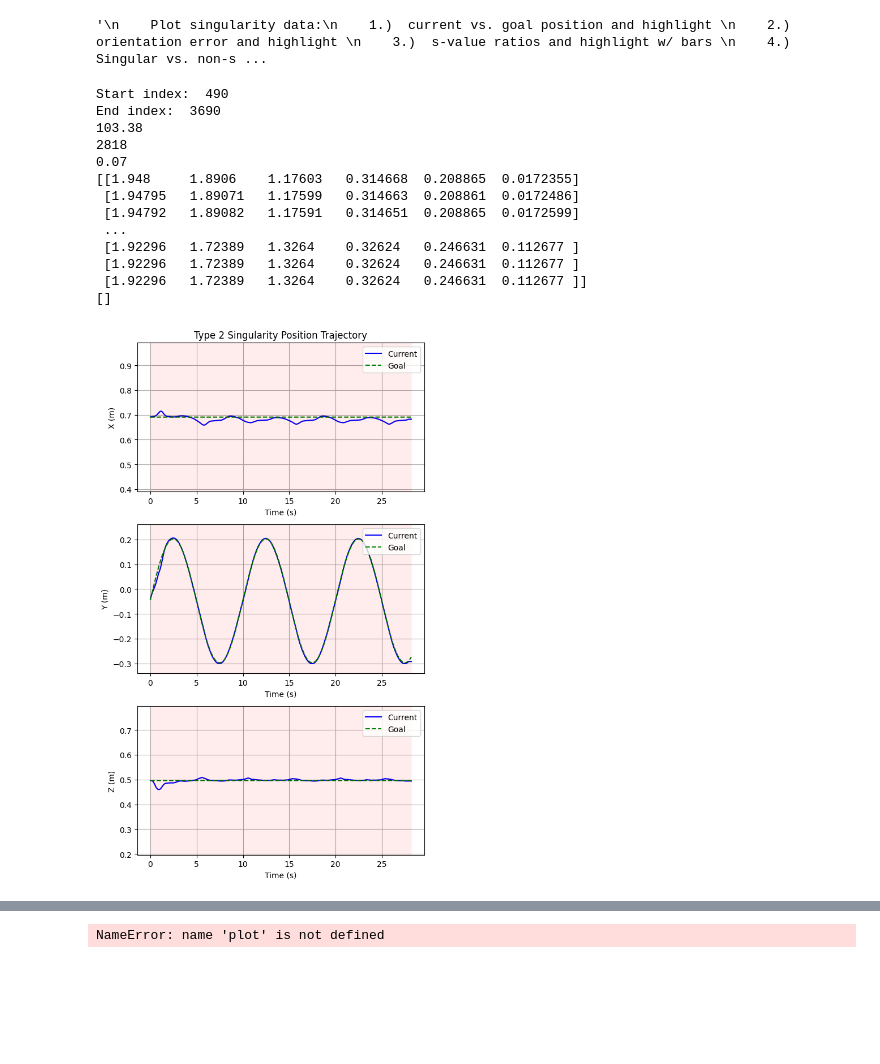
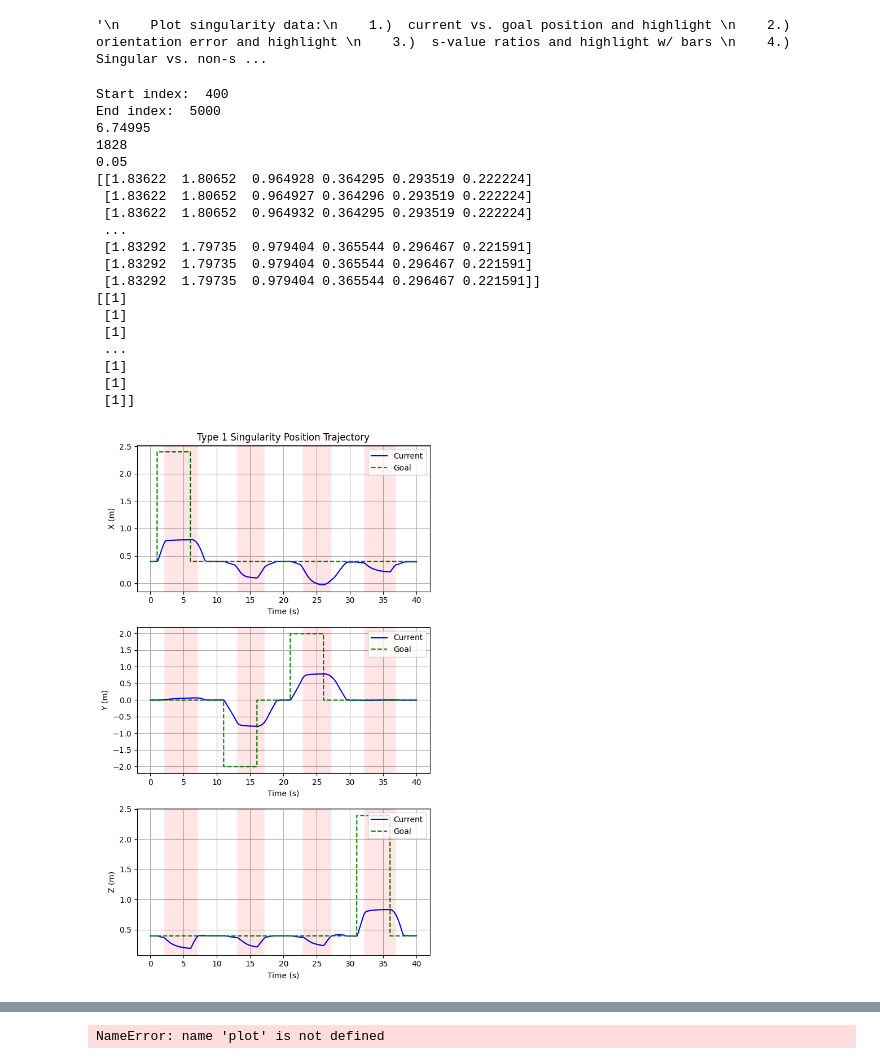
Before and after one commit to manips-sai-org/sai-primitives, a Jupyter notebook: examples/18-panda_singularity/plot_data.ipynb, the cells around one changed output, grey strips where cells are left out. Cells and saved outputs as stored; diff of their text form; code cells hidden in the pictures; blank space fills up the shorter version.

```diff
--- a/examples/18-panda_singularity/plot_data.ipynb
+++ b/examples/18-panda_singularity/plot_data.ipynb
@@ -39,35 +39,39 @@ please provide us feedback at https://github.com/pandas-dev/pandas/issues/54466
 # TYPE_1_OPT = True
 # TYPE_2_OVERHEAD_OPT = False
 # TYPE_2_WRIST_OPT = False
-PLOT_OPT = [0, 1, 0]
+PLOT_OPT = [1, 0, 0]
 YLABELS = ["X (m)", "Y (m)", "Z (m)"]
 ORI_YLABELS = ["X (rad)", "Y (rad)", "Z (rad)"]
 LABELS = ["Type 1 Singularity", "Type 2 Singularity", "Type 2 Overhead Singularity"]
 # START_INDICES = [1500 + 169, 3328, 469]
 START_INDICES = [400, 490, 0]
 # END_INDICES = [-1, 3328 + 3000, -1]
-END_INDICES = [400 + 4000, 490 + 3200, -1]
+END_INDICES = [400 + 4600, 490 + 3200, -1]
 
 # csv_file = '../../build/examples/18-panda_singularity/type_1.csv'
 # csv_file = './data/03-31/revised-bounds/type_1 copy.csv'
 # csv_file = './data/03-31/revised-bounds/type_2_wrist.csv'
 # csv_file = './data/03-26/type_2_overhead.csv'
-csv_file = '../../build/examples/18-panda_singularity/type_1.csv'
+# csv_file = '../../build/examples/18-panda_singularity/type_1.csv'
 # csv_file = '../../build/examples/18-panda_singularity/type_2_wrist.csv'
 # csv_file = './data/04-08/type_2_wrist_pos.csv'
 # csv_file = './data/04-04/type_2_wrist_with_vel.csv'
 # csv_file = '../../build/examples/18-panda_singularity/type_2_wrist.csv'
 # csv_file = '../../build/examples/18-panda_singularity/type_1.csv'
-# csv_file = './data/12-30/type_1.csv'
+# csv_file = './data/01-29/type_1.csv'
+csv_file = './data/01-29/type_2.csv'
 # csv_file = './data/12-30/type_2_wrist.csv'
 # csv_file = './data/01-07/type_2_wrist.csv'
+# csv_file = './data/01-28/type_1_revised.csv'
+# csv_file = './data/01-28/type_2_wrist_revised.csv'
 joint_index = 0
-exp_index = 1
+exp_index = 0
 # %%
 # s values
 # combined_s_values = [7e-3, 7e-2]
-combined_s_values = [2e-2, 7e-2]
-linear_s_values = [3e-2, 3e-1]
+# combined_s_values = [2e-2, 7e-2]
+# linear_s_values = [3e-2, 3e-1]
+combined_s_values = [5e-2, 5e-2]
 # %%
 # Load CSV file
 # def plot(csv_file, joint_index, exp_index):
@@ -92,10 +96,17 @@ non_singular_task_torques_columns = [col for col in df.columns if 'non_singular_
 joint_strategy_torques_columns = [col for col in df.columns if 'singular_joint_space_torques' in col]
 # nonhandling_torque_columns = [col for col in df.columns if 'nonhandling' in col]
 nonhandling_torque_columns = [col for col in df.columns if 'unmodified' in col]
+evalue_columns = [col for col in df.columns if 'evalues' in col]
 
 # Indices
 print('Start index: ', START_INDICES[exp_index])
 print('End index: ', END_INDICES[exp_index])
+
+# # Remove zero-values in eigenvectors
+# eigen_vec = (df[alpha_columns][START_INDICES[exp_index]:END_INDICES[exp_index]]).to_numpy()
+# for i in range(np.shape(eigen_vec)[0]):
+#     if (eigen_vec[i] == 0):
+#         eigen_vec[i] = 100
 
 # Fill in alpha holes
 alpha_vec = (df[alpha_columns][START_INDICES[exp_index]:END_INDICES[exp_index]]).to_numpy()
@@ -105,8 +116,10 @@ alpha_vec = (df[alpha_columns][START_INDICES[exp_index]:END_INDICES[exp_index]])
 
 s_vec = (df[svalue_columns][START_INDICES[exp_index]:END_INDICES[exp_index]]).to_numpy()
 
-svalue_ratios = np.abs(df[svalue_columns][START_INDICES[exp_index]:END_INDICES[exp_index]].to_numpy(dtype=np.float64))
-normalized_matrix = svalue_ratios / svalue_ratios.max(axis=1, keepdims=True)
+svalue_ratios = np.abs(df[evalue_columns][START_INDICES[exp_index]:END_INDICES[exp_index]].to_numpy(dtype=np.float64))
+# svalue_ratios = np.abs(df[svalue_columns][START_INDICES[exp_index]:END_INDICES[exp_index]].to_numpy(dtype=np.float64))
+# normalized_matrix = svalue_ratios / svalue_ratios.max(axis=1, keepdims=True)
+normalized_matrix = svalue_ratios
 
 # Get indices for when alpha != 1
 s_indices = np.where(normalized_matrix[:, -1] < combined_s_values[1])[0] + START_INDICES[exp_index]
@@ -122,19 +135,25 @@ print(combined_s_values[1])
 print(s_vec)
 print(alpha_vec)
 # %% [output]
-Start index:  490
-End index:  3690
-103.38
-2818
-0.07
-[[1.948     1.8906    1.17603   0.314668  0.208865  0.0172355]
- [1.94795   1.89071   1.17599   0.314663  0.208861  0.0172486]
- [1.94792   1.89082   1.17591   0.314651  0.208865  0.0172599]
+Start index:  400
+End index:  5000
+6.74995
+1828
+0.05
+[[1.83622  1.80652  0.964928 0.364295 0.293519 0.222224]
+ [1.83622  1.80652  0.964927 0.364296 0.293519 0.222224]
+ [1.83622  1.80652  0.964932 0.364295 0.293519 0.222224]
  ...
- [1.92296   1.72389   1.3264    0.32624   0.246631  0.112677 ]
- [1.92296   1.72389   1.3264    0.32624   0.246631  0.112677 ]
- [1.92296   1.72389   1.3264    0.32624   0.246631  0.112677 ]]
-[]
+ [1.83292  1.79735  0.979404 0.365544 0.296467 0.221591]
+ [1.83292  1.79735  0.979404 0.365544 0.296467 0.221591]
+ [1.83292  1.79735  0.979404 0.365544 0.296467 0.221591]]
+[[1]
+ [1]
+ [1]
+ ...
+ [1]
+ [1]
+ [1]]
 # %%
 """
     Plot data
@@ -164,43 +183,43 @@ for i in range(3):
 
     # Use range for equal spacing
     goal_val = np.mean(df[goal_pos_columns[i]][START_INDICES[exp_index]:END_INDICES[exp_index]])
-    if i == 0:
-        axes[i].set_ylim([goal_val - 0.3, goal_val + 0.3])
-    elif i == 1:
-        axes[i].set_ylim([goal_val - 0.3, goal_val + 0.3])
-    elif i == 2:
-        axes[i].set_ylim([goal_val - 0.3, goal_val + 0.3])
+    # if i == 0:
+    #     axes[i].set_ylim([goal_val - 0.3, goal_val + 0.3])
+    # elif i == 1:
+    #     axes[i].set_ylim([goal_val - 0.3, goal_val + 0.3])
+    # elif i == 2:
+    #     axes[i].set_ylim([goal_val - 0.3, goal_val + 0.3])
 
 axes[0].set_title(LABELS[exp_index] + ' Position Trajectory')
 plt.tight_layout()
 plt.show()
 
 # # Plot ee vs. goal position all in one plot
 # fig, axes = plt.subplots(1, 1, figsize=(10, 10))
 # axes.plot(df['time'], df[ee_pos_columns[0]], color='b')
 # axes.plot(df['time'], df[goal_pos_columns[0]], color='g', linestyle='--')
 
 # axes.plot(df['time'], df[ee_pos_columns[1]], color='b')
 # axes.plot(df['time'], df[goal_pos_columns[1]], color='g', linestyle='--')
 
 # axes.plot(df['time'], df[ee_pos_columns[2]], color='b')
 # axes.plot(df['time'], df[goal_pos_columns[2]], color='g', linestyle='--')
 
 # # Plot vertical yellow bars
 # # for j in range(len(s_indices)):
 #     # if s_indices[j] != 0:
 # for i in s_indices:
 #     axes.axvline(x=df['time'][i], color='red', linestyle='-', linewidth=5, alpha=0.01)
 
 # axes.set_xlabel('Time (s)')
 # axes.set_ylabel(YLABELS[0])
 # axes.set_title(LABELS[exp_index])
 # axes.legend()
 # axes.grid()
 
 # plt.tight_layout()
 # %% [output]
-[figure, old version]
+[figure, new version]
 # %%
 # Plot orientation error
 fig, axes = plt.subplots(3, 1, figsize=(6, 10))
```
Also changed, not shown: parts of 3 cells of this notebook, 26 other files.
